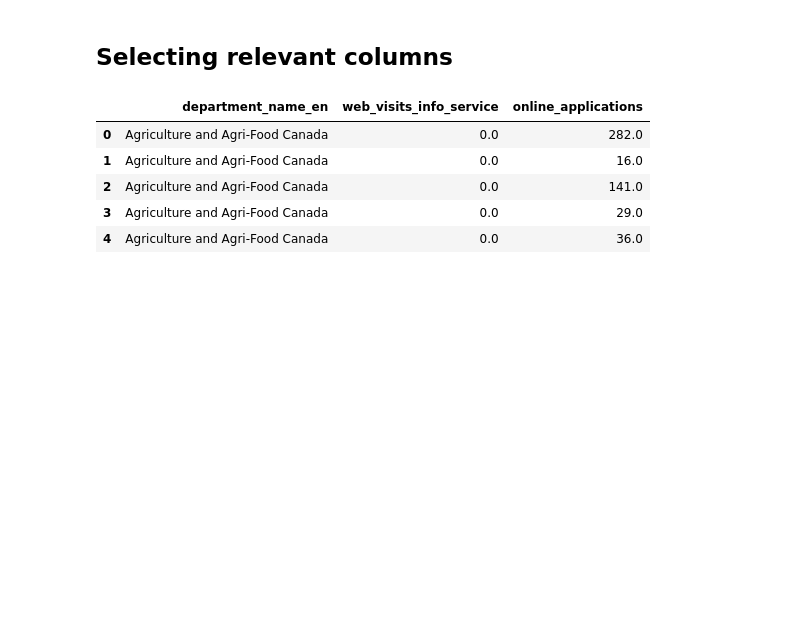
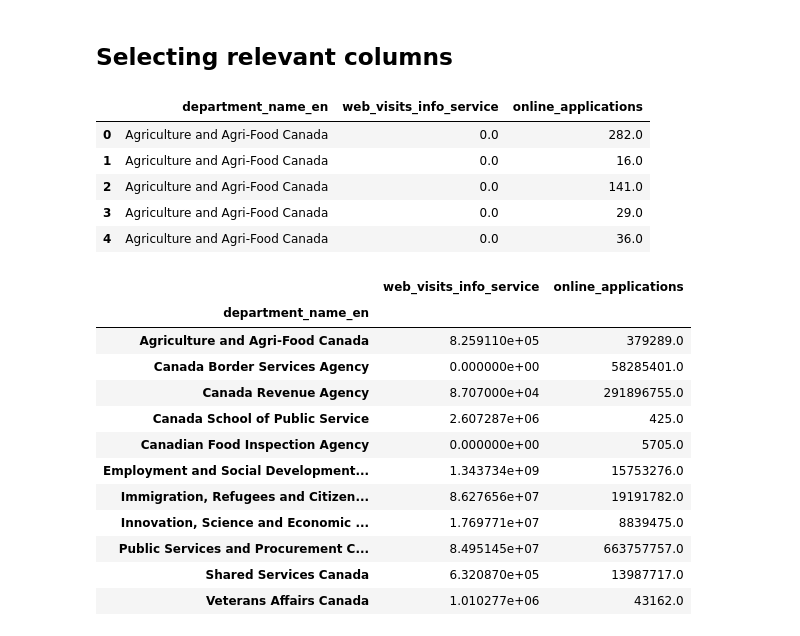
Before and after one commit to d-ta/GC-Service-Inventory-EDA, a Jupyter notebook: GC Service Inventory_DJ.ipynb, the cells around one changed output. Drawn from its saved outputs; the diff is of its cells as text; code cells hidden in the pictures; blank space fills up the shorter version.

```diff
--- a/GC Service Inventory_DJ.ipynb
+++ b/GC Service Inventory_DJ.ipynb
@@ -56,3 +51,0 @@ No cleanup required. The different departments are listed below.
-# %%
-pd.set_option('display.max_rows', 100)
-df_inv.groupby('department_name_en').size().sort_values(ascending = False)
@@ -77,2 +51,0 @@ dtype: int64
-# %%
-pd.reset_option('display.max_rows')
@@ -88,3 +77,20 @@ df_inv_online_data.head()
 | 2 | Agriculture and Agri-Food Canada | 0.0 | 141.0 |
 | 3 | Agriculture and Agri-Food Canada | 0.0 | 29.0 |
 | 4 | Agriculture and Agri-Food Canada | 0.0 | 36.0 |
+# %%
+df_inv_online_data = df_inv_online_data.groupby('department_name_en').agg('sum')
+df_inv_online_data
+# %% [output]
+|  | web_visits_info_service | online_applications |
+| department_name_en |  |  |
+| Agriculture and Agri-Food Canada | 8.259110e+05 | 379289.0 |
+| Canada Border Services Agency | 0.000000e+00 | 58285401.0 |
+| Canada Revenue Agency | 8.707000e+04 | 291896755.0 |
+| Canada School of Public Service | 2.607287e+06 | 425.0 |
+| Canadian Food Inspection Agency | 0.000000e+00 | 5705.0 |
+| Employment and Social Development... | 1.343734e+09 | 15753276.0 |
+| Immigration, Refugees and Citizen... | 8.627656e+07 | 19191782.0 |
+| Innovation, Science and Economic ... | 1.769771e+07 | 8839475.0 |
+| Public Services and Procurement C... | 8.495145e+07 | 663757757.0 |
+| Shared Services Canada | 6.320870e+05 | 13987717.0 |
+| Veterans Affairs Canada | 1.010277e+06 | 43162.0 |
```
Also changed, not shown: parts of 8 cells of this notebook.
